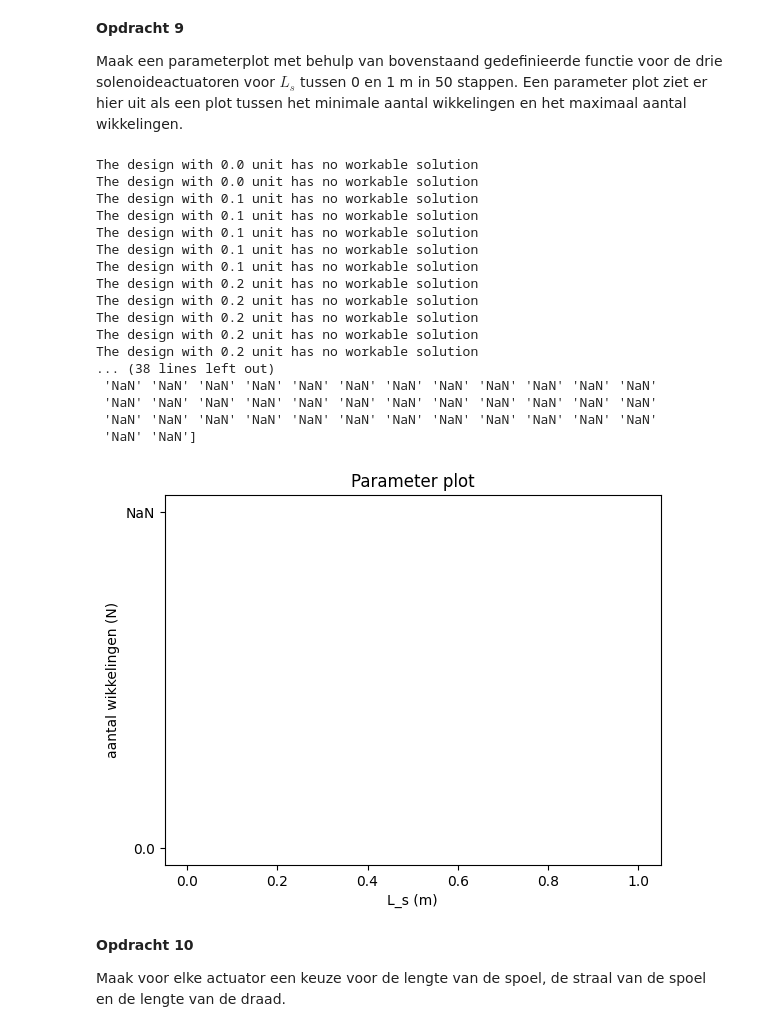
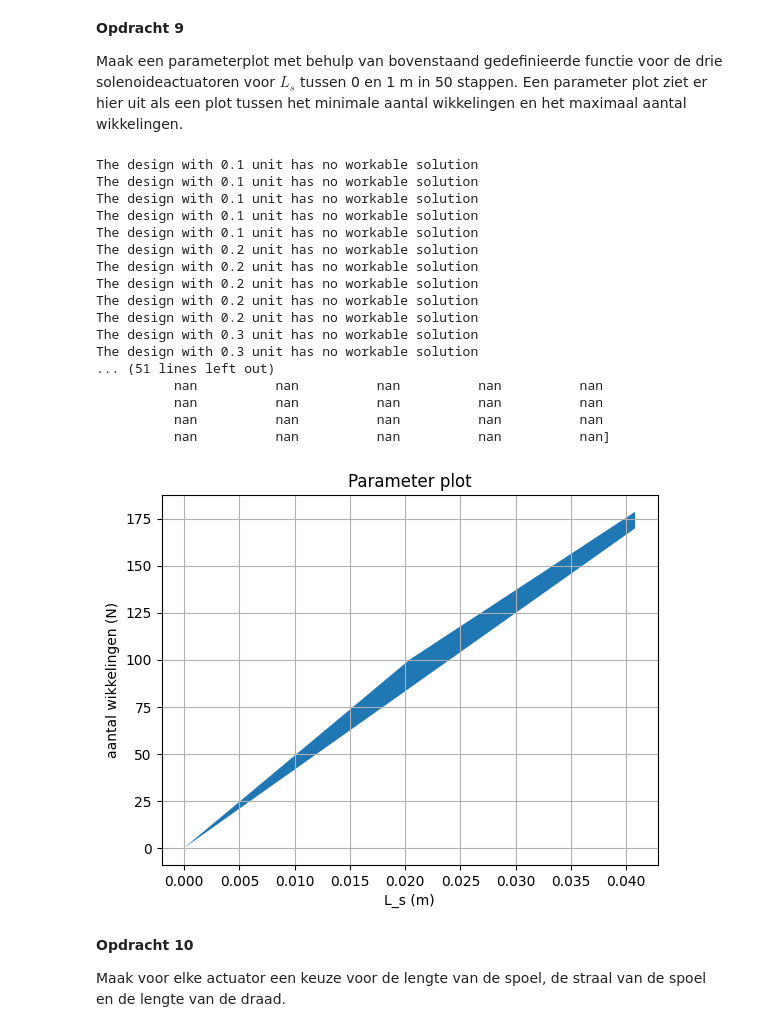
Before and after one commit to AAAGomperts/opdrachten-DEF-D, a Jupyter notebook: 2KrachtactuatorOpdracht/KrachtactuatorOpdracht.ipynb, the cells around one changed output. Cells and saved outputs as stored; diff of their text form; code cells hidden in the pictures.

```diff
--- a/2KrachtactuatorOpdracht/KrachtactuatorOpdracht.ipynb
+++ b/2KrachtactuatorOpdracht/KrachtactuatorOpdracht.ipynb
@@ -125,8 +125,7 @@ U_9V = 9 #V
 rho_spoel = 1.68 * 1e-8
 mu_0 = 4*np.pi * 1e-7
 
-def wire_max_length(I, U, d_wire):
-    r_wire = d_wire/2
+def wire_max_length(I, U, r_wire):
     A_wire = np.pi*r_wire**2
     l_max_wire = A_wire*U/(I*rho_spoel)
     return l_max_wire
@@ -164,14 +163,14 @@ Plaats hier een png met jullie eventuele analytische afleiding.
 def aantal_wikkelingen(F, I, U, L_s, r_s, r_d, mu_r):
     # Voeg hieronder de formules voor het maximum en minimum aantal wikkelingen.
     N_min = np.sqrt(F*2* L_s**2/(mu_0*np.pi*r_s**2*I**2*(mu_r-1)))
-    N_max_1 = L_s/r_d
-    N_max_2 = wire_max_length(I, U, r_d)
+    N_max_1 = L_s/(r_d*2)
+    N_max_2 = wire_max_length(I, U, r_d)/(2*np.pi*r_s)
 
     N_max = min(N_max_1,N_max_2)
     if N_min > N_max: ## Als het ontwerp niet mogelijk is.
         print('The design with %.1f unit has no workable solution'%L_s)
-        N_min = 'NaN'
-        N_max = 'NaN'
+        N_min = np.nan
+        N_max = np.nan
 
     return N_min, N_max
 # %% [markdown]
@@ -199,45 +198,47 @@ def parameterplot(F, I, U, r_s, r_d, mu_r):
     step = 50
     L_s_max = 1
     L_s_min = 0
 
     N_min_list = np.array([])
     N_max_list = np.array([])
 
     for i in range(step):
         L_s = i*(L_s_max - L_s_min)/step + L_s_min
         N_min, N_max = aantal_wikkelingen(F, I, U, L_s, r_s, r_d, mu_r)
         N_min_list = np.append(N_min_list, N_min)
         N_max_list = np.append(N_max_list, N_max)
 
+    L_s_list = np.linspace(L_s_min,L_s_max,step)
     print(N_min_list)
-    L_s_list = np.linspace(L_s_min,L_s_max,step)
-
-    plt.fill_between(L_s_list,N_min_list,N_max_list) # De ruimte tussen de eisen vullen
+    print(N_max_list)
+    plt.fill_between(L_s_list, N_min_list, N_max_list) # De ruimte tussen de eisen vullen
     plt.title("Parameter plot")
     plt.xlabel("L_s (m)")
     plt.ylabel("aantal wikkelingen (N)")
+    plt.grid()
 
-parameterplot(1, 0.5, 9, 0.03, 0.0001, 2000)
+
+parameterplot(40, 0.5, 9, 0.03, 0.0001, 5000)
 ###
 # %% [output]
-The design with 0.0 unit has no workable solution
-The design with 0.0 unit has no workable solution
 The design with 0.1 unit has no workable solution
 The design with 0.1 unit has no workable solution
 The design with 0.1 unit has no workable solution
 The design with 0.1 unit has no workable solution
 The design with 0.1 unit has no workable solution
 The design with 0.2 unit has no workable solution
 The design with 0.2 unit has no workable solution
 The design with 0.2 unit has no workable solution
 The design with 0.2 unit has no workable solution
 The design with 0.2 unit has no workable solution
-... (38 lines left out)
- 'NaN' 'NaN' 'NaN' 'NaN' 'NaN' 'NaN' 'NaN' 'NaN' 'NaN' 'NaN' 'NaN' 'NaN'
- 'NaN' 'NaN' 'NaN' 'NaN' 'NaN' 'NaN' 'NaN' 'NaN' 'NaN' 'NaN' 'NaN' 'NaN'
- 'NaN' 'NaN' 'NaN' 'NaN' 'NaN' 'NaN' 'NaN' 'NaN' 'NaN' 'NaN' 'NaN' 'NaN'
- 'NaN' 'NaN']
+The design with 0.3 unit has no workable solution
+The design with 0.3 unit has no workable solution
+... (51 lines left out)
+          nan          nan          nan          nan          nan
+          nan          nan          nan          nan          nan
+          nan          nan          nan          nan          nan
+          nan          nan          nan          nan          nan]
-[figure, old version]
+[figure, new version]
 # %% [markdown]
 **Opdracht 10**
 
```
Also changed, not shown: parts of 3 cells of this notebook.
